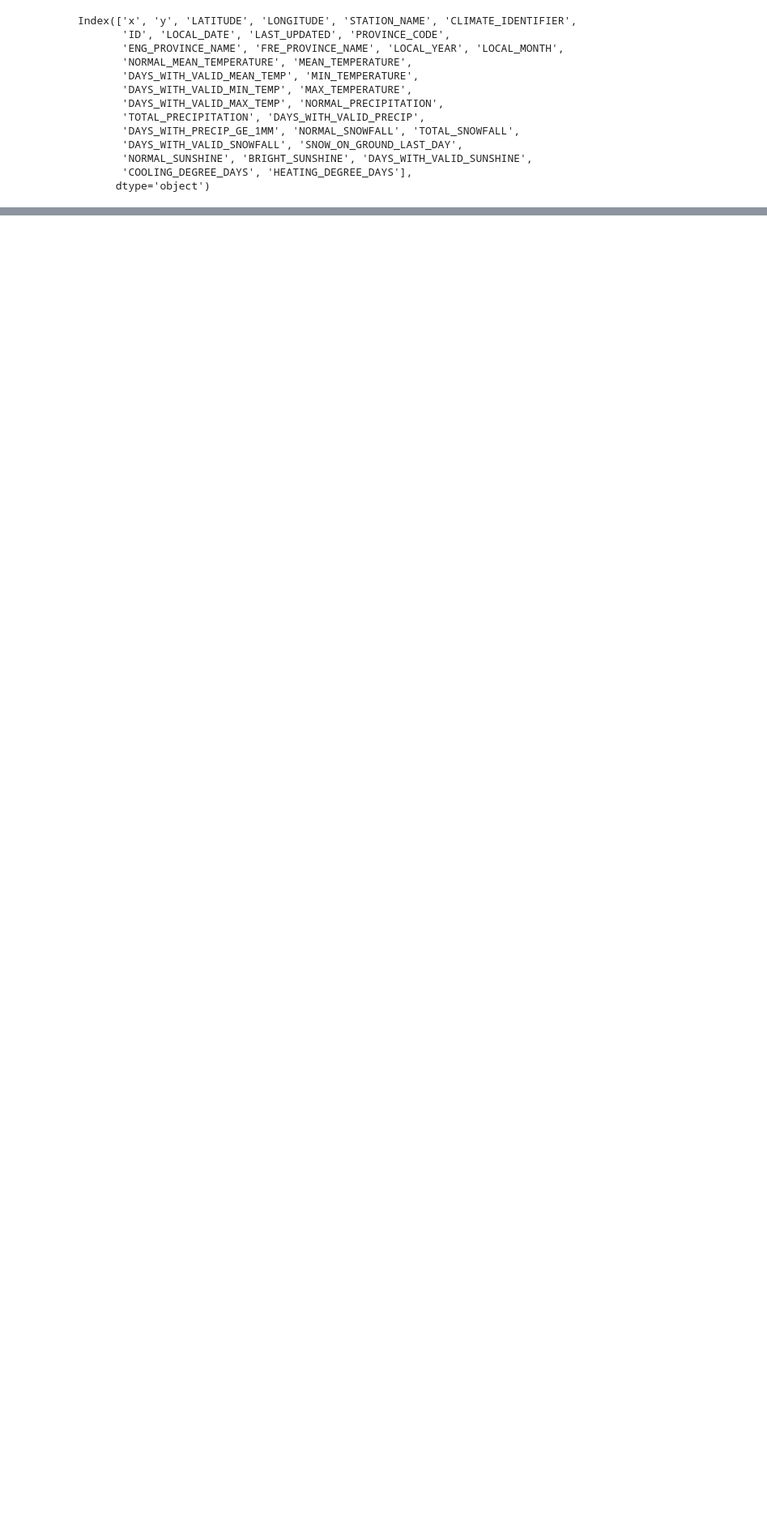
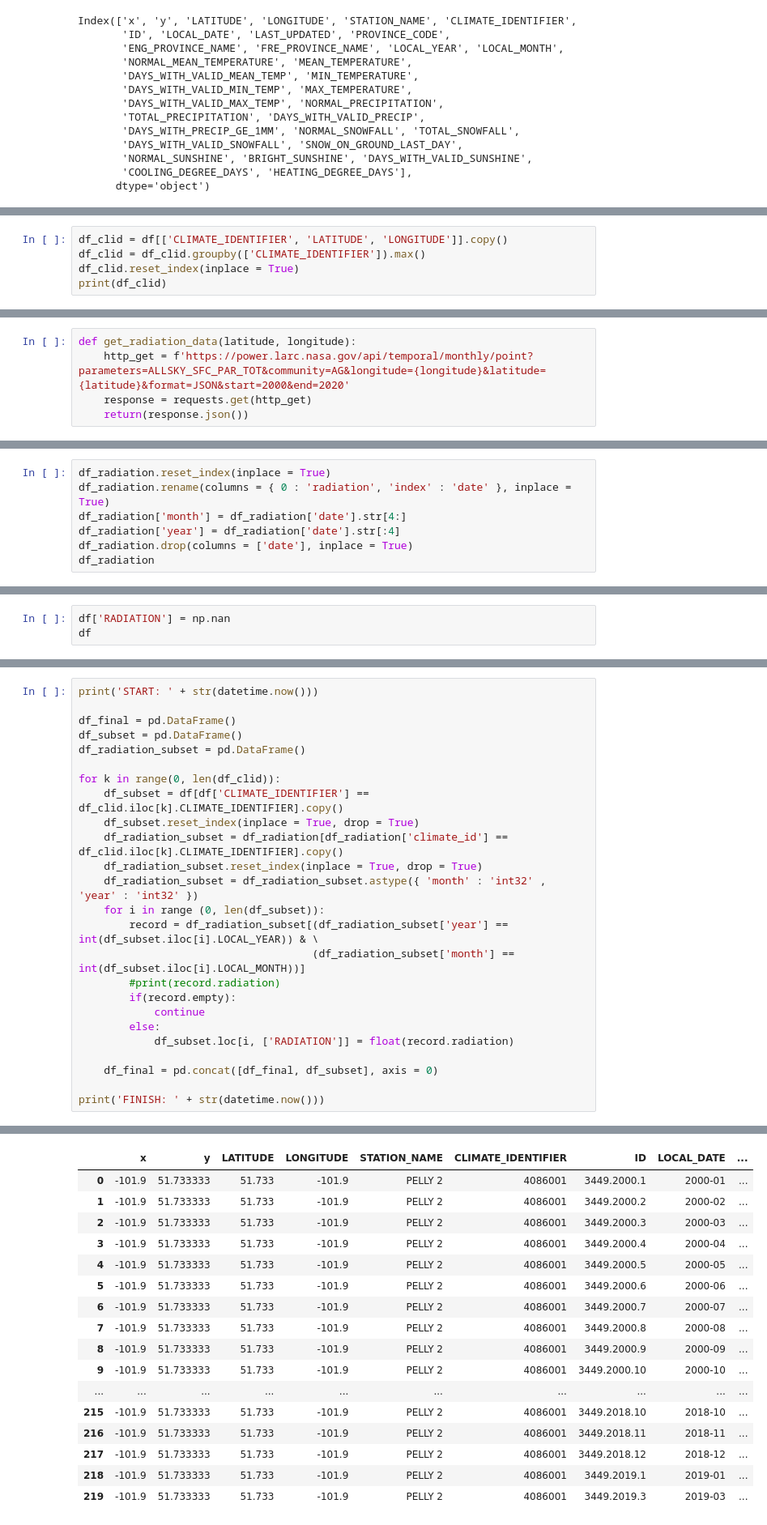
Before and after one commit to kolekrstev/Canada-Agriculture-Analysis, a Jupyter notebook: DataIngestionObservation.ipynb, the cells around one changed output, grey strips where cells are left out. Shown at 81% size. Cells and saved outputs as stored; diff of their text form; blank space fills up the shorter version.

```diff
--- a/DataIngestionObservation.ipynb
+++ b/DataIngestionObservation.ipynb
@@ -66,0 +71,5 @@ df[['CLIMATE_IDENTIFIER', 'LOCAL_YEAR', 'LOCAL_MONTH', 'MEAN_TEMPERATURE', 'MIN_
+# %%
+df_clid = df[['CLIMATE_IDENTIFIER', 'LATITUDE', 'LONGITUDE']].copy()
+df_clid = df_clid.groupby(['CLIMATE_IDENTIFIER']).max()
+df_clid.reset_index(inplace = True)
+print(df_clid)
@@ -66,0 +94,5 @@ df[['CLIMATE_IDENTIFIER', 'LOCAL_YEAR', 'LOCAL_MONTH', 'MEAN_TEMPERATURE', 'MIN_
+# %%
+def get_radiation_data(latitude, longitude):
+    http_get = f'https://power.larc.nasa.gov/api/temporal/monthly/point?parameters=ALLSKY_SFC_PAR_TOT&community=AG&longitude={longitude}&latitude={latitude}&format=JSON&start=2000&end=2020'
+    response = requests.get(http_get)
+    return(response.json())
@@ -66,0 +132,7 @@ df[['CLIMATE_IDENTIFIER', 'LOCAL_YEAR', 'LOCAL_MONTH', 'MEAN_TEMPERATURE', 'MIN_
+# %%
+df_radiation.reset_index(inplace = True)
+df_radiation.rename(columns = { 0 : 'radiation', 'index' : 'date' }, inplace = True)
+df_radiation['month'] = df_radiation['date'].str[4:]
+df_radiation['year'] = df_radiation['date'].str[:4]
+df_radiation.drop(columns = ['date'], inplace = True)
+df_radiation
@@ -66,0 +153,3 @@ df[['CLIMATE_IDENTIFIER', 'LOCAL_YEAR', 'LOCAL_MONTH', 'MEAN_TEMPERATURE', 'MIN_
+# %%
+df['RADIATION'] = np.nan
+df
@@ -66,0 +170,26 @@ df[['CLIMATE_IDENTIFIER', 'LOCAL_YEAR', 'LOCAL_MONTH', 'MEAN_TEMPERATURE', 'MIN_
+# %%
+print('START: ' + str(datetime.now()))
+
+df_final = pd.DataFrame()
+df_subset = pd.DataFrame()
+df_radiation_subset = pd.DataFrame()
+
+for k in range(0, len(df_clid)):
+    df_subset = df[df['CLIMATE_IDENTIFIER'] == df_clid.iloc[k].CLIMATE_IDENTIFIER].copy()
+    df_subset.reset_index(inplace = True, drop = True)
+    df_radiation_subset = df_radiation[df_radiation['climate_id'] == df_clid.iloc[k].CLIMATE_IDENTIFIER].copy()
+    df_radiation_subset.reset_index(inplace = True, drop = True)
+    df_radiation_subset = df_radiation_subset.astype({ 'month' : 'int32' , 'year' : 'int32' })
+    for i in range (0, len(df_subset)):
+        record = df_radiation_subset[(df_radiation_subset['year'] == int(df_subset.iloc[i].LOCAL_YEAR)) & \
+                                     (df_radiation_subset['month'] == int(df_subset.iloc[i].LOCAL_MONTH))]
+        #print(record.radiation)
+        if(record.empty):
+            continue
+        else:
+            df_subset.loc[i, ['RADIATION']] = float(record.radiation)
+
+    df_final = pd.concat([df_final, df_subset], axis = 0)
+
+print('FINISH: ' + str(datetime.now()))
+# %% [output]
@@ -66,0 +198,17 @@ df[['CLIMATE_IDENTIFIER', 'LOCAL_YEAR', 'LOCAL_MONTH', 'MEAN_TEMPERATURE', 'MIN_
+|  | x | y | LATITUDE | LONGITUDE | STATION_NAME | CLIMATE_IDENTIFIER | ID | LOCAL_DATE | ... |
+| 0 | -101.9 | 51.733333 | 51.733 | -101.9 | PELLY 2 | 4086001 | 3449.2000.1 | 2000-01 | ... |
+| 1 | -101.9 | 51.733333 | 51.733 | -101.9 | PELLY 2 | 4086001 | 3449.2000.2 | 2000-02 | ... |
+| 2 | -101.9 | 51.733333 | 51.733 | -101.9 | PELLY 2 | 4086001 | 3449.2000.3 | 2000-03 | ... |
+| 3 | -101.9 | 51.733333 | 51.733 | -101.9 | PELLY 2 | 4086001 | 3449.2000.4 | 2000-04 | ... |
+| 4 | -101.9 | 51.733333 | 51.733 | -101.9 | PELLY 2 | 4086001 | 3449.2000.5 | 2000-05 | ... |
+| 5 | -101.9 | 51.733333 | 51.733 | -101.9 | PELLY 2 | 4086001 | 3449.2000.6 | 2000-06 | ... |
+| 6 | -101.9 | 51.733333 | 51.733 | -101.9 | PELLY 2 | 4086001 | 3449.2000.7 | 2000-07 | ... |
+| 7 | -101.9 | 51.733333 | 51.733 | -101.9 | PELLY 2 | 4086001 | 3449.2000.8 | 2000-08 | ... |
+| 8 | -101.9 | 51.733333 | 51.733 | -101.9 | PELLY 2 | 4086001 | 3449.2000.9 | 2000-09 | ... |
+| 9 | -101.9 | 51.733333 | 51.733 | -101.9 | PELLY 2 | 4086001 | 3449.2000.10 | 2000-10 | ... |
+| ... | ... | ... | ... | ... | ... | ... | ... | ... | ... |
+| 215 | -101.9 | 51.733333 | 51.733 | -101.9 | PELLY 2 | 4086001 | 3449.2018.10 | 2018-10 | ... |
+| 216 | -101.9 | 51.733333 | 51.733 | -101.9 | PELLY 2 | 4086001 | 3449.2018.11 | 2018-11 | ... |
+| 217 | -101.9 | 51.733333 | 51.733 | -101.9 | PELLY 2 | 4086001 | 3449.2018.12 | 2018-12 | ... |
+| 218 | -101.9 | 51.733333 | 51.733 | -101.9 | PELLY 2 | 4086001 | 3449.2019.1 | 2019-01 | ... |
+| 219 | -101.9 | 51.733333 | 51.733 | -101.9 | PELLY 2 | 4086001 | 3449.2019.3 | 2019-03 | ... |
```
Also changed, not shown: parts of 17 cells of this notebook.
